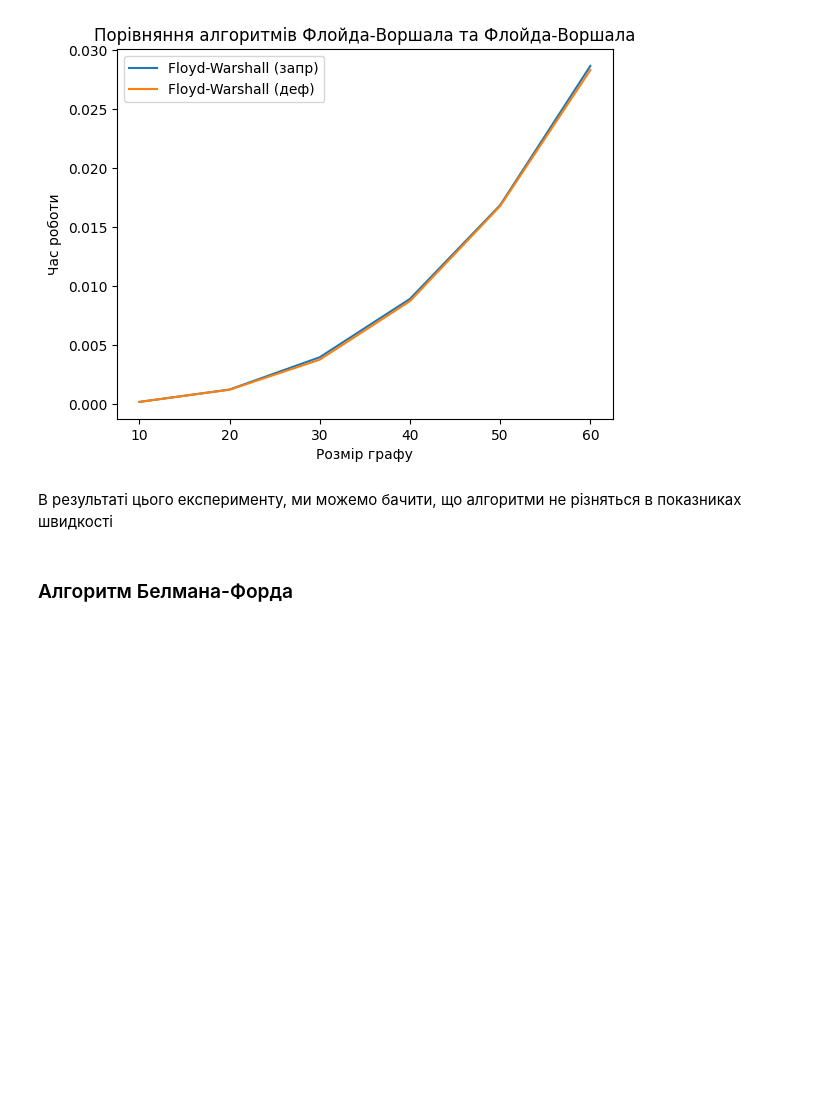
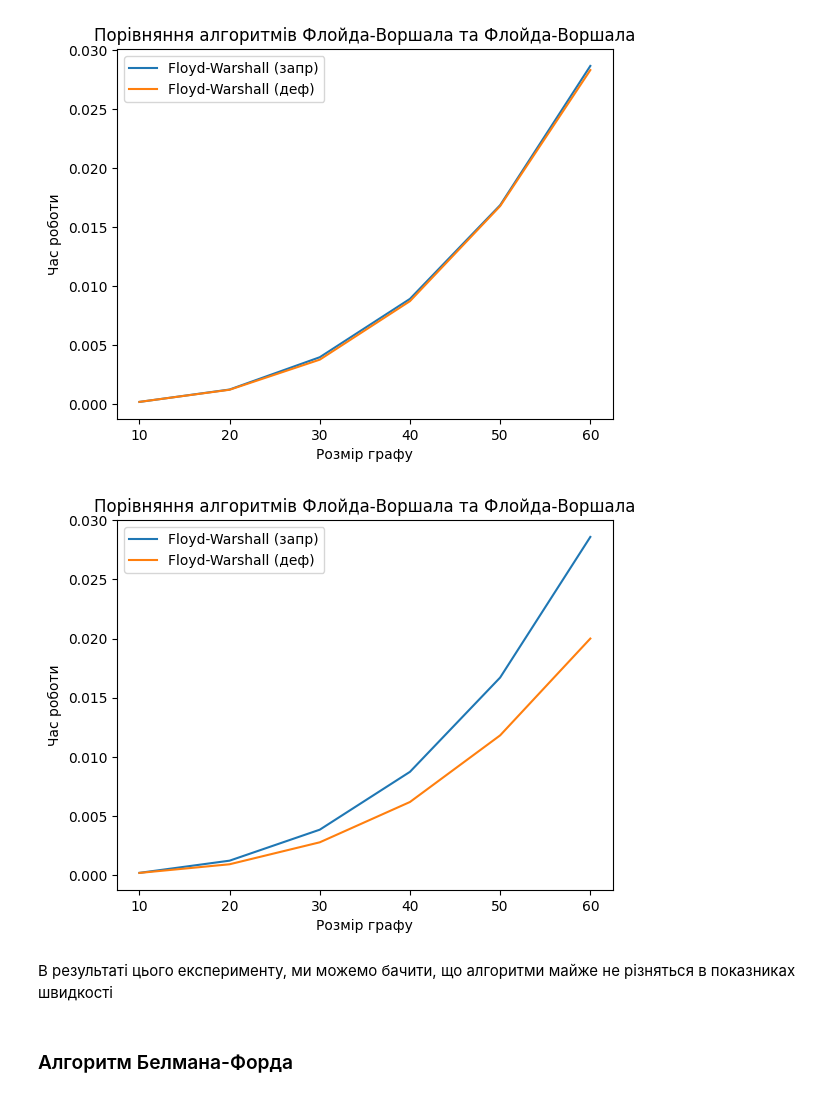
Before and after one commit to eugenekravchuk/algorithms_discrete, a Jupyter notebook: belmford_and_floydwarsh/report_2.ipynb, the cells around one changed output. Saved outputs shown, nothing was run; the diff lists cells and outputs as text; code cells hidden in the pictures; blank space fills up the shorter version.

```diff
--- a/belmford_and_floydwarsh/report_2.ipynb
+++ b/belmford_and_floydwarsh/report_2.ipynb
@@ -85,6 +84,20 @@ def count_time(function, size):
         time_taken += end - start
 
     return time_taken / 100
+# %%
+def count_time_directed(function, size):
+    time_taken = 0
+    for _ in tqdm(range(100)):
+
+        G = gnp_random_connected_graph(size, 0.4, True)
+
+        start = time.time()
+        function(G)
+        end = time.time()
+
+        time_taken += end - start
+
+    return time_taken / 100
 # %% [markdown]
 ### Алгоритм Флойда-Воршала
 # %%
@@ -169,8 +182,22 @@ plt.legend()
 plt.show()
 # %% [output]
 [figure]
+# %%
+graph_sizes = [10, 20, 30, 40, 50, 60]
+floyd_warshall_prog = [count_time_directed(floyd_warshall_algo, size) for size in graph_sizes]  # Приклад часу роботи для алгоритму Флойда-Воршала (запрограмованого)
+floyd_warshall_def = [count_time_directed(default_warshall, size) for size in graph_sizes]  # Приклад часу роботи для алгоритму Флойда-Воршала (дефолтного)
+
+plt.plot(graph_sizes, floyd_warshall_prog, label='Floyd-Warshall (запр)')
+plt.plot(graph_sizes, floyd_warshall_def, label='Floyd-Warshall (деф)')
+plt.xlabel('Розмір графу')
+plt.ylabel('Час роботи')
+plt.title('Порівняння алгоритмів Флойда-Воршала та Флойда-Воршала')
+plt.legend()
+plt.show()
+# %% [output]
+[figure, added]
 # %% [markdown]
-В результаті цього експерименту, ми можемо бачити, що алгоритми не різняться в показниках швидкості
+В результаті цього експерименту, ми можемо бачити, що алгоритми майже не різняться в показниках швидкості
 # %% [markdown]
 ### Алгоритм Белмана-Форда
 # %%
```
Also changed, not shown: parts of 3 cells of this notebook, 1 other file.
